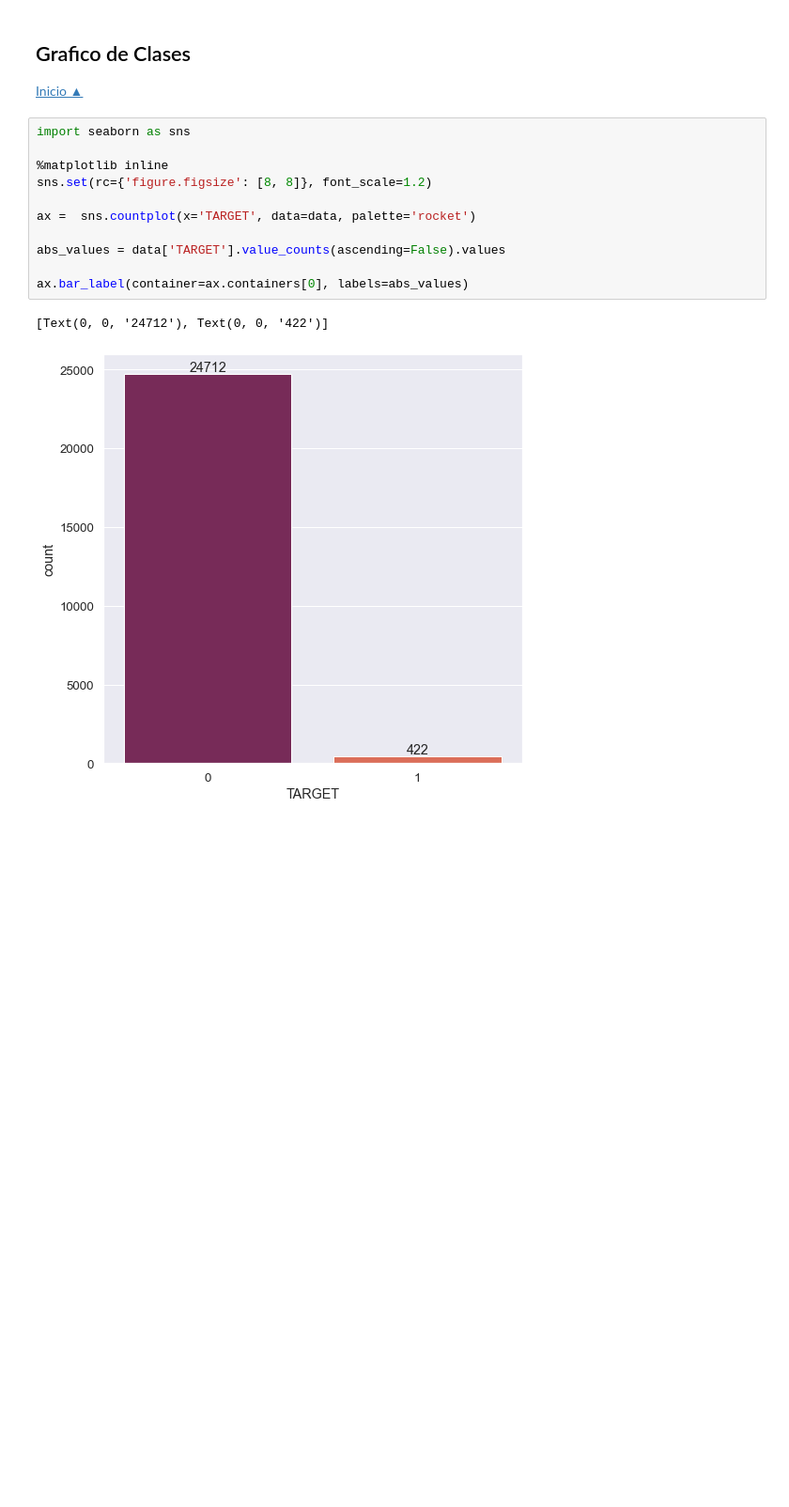
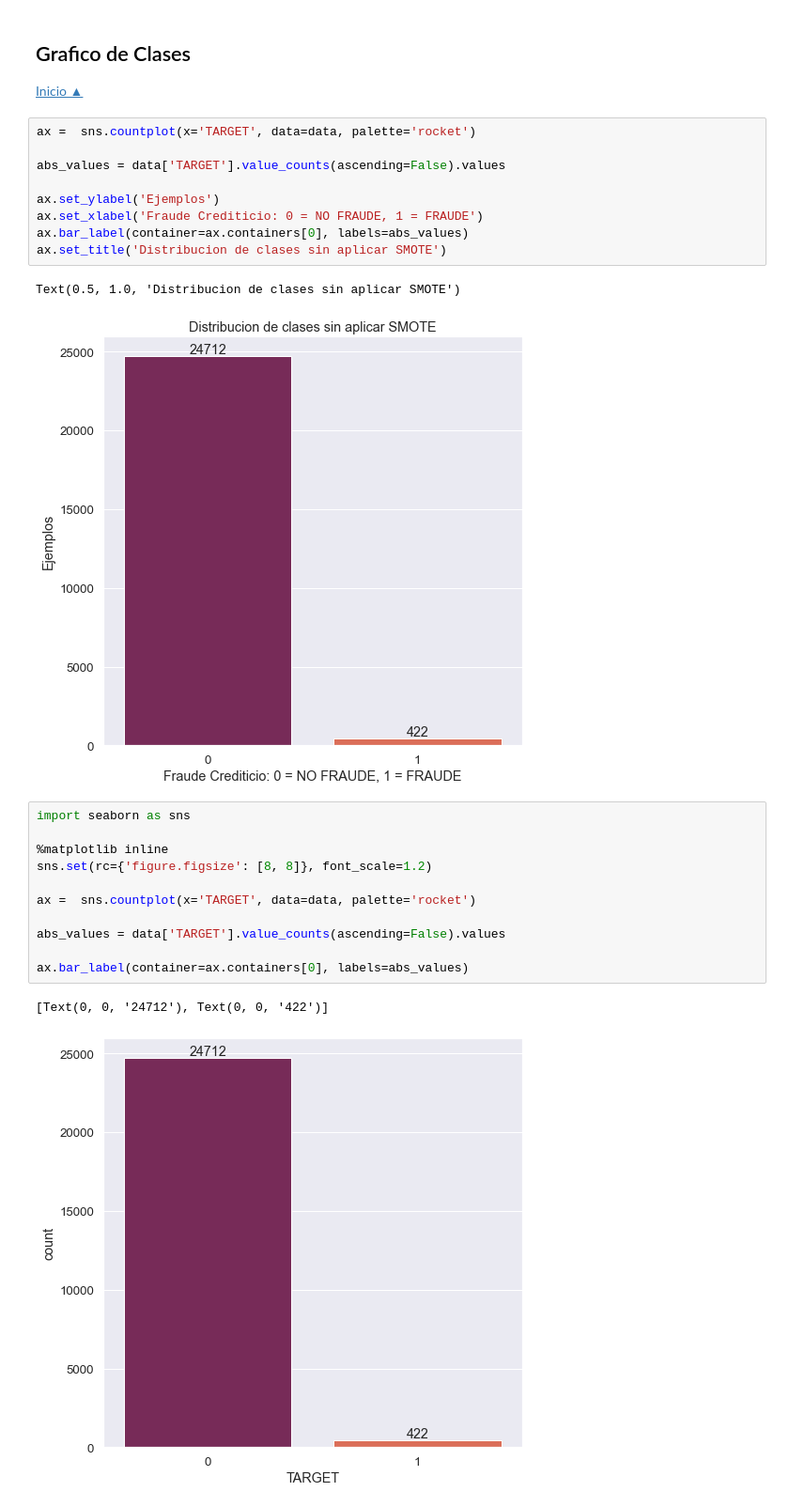
Before and after one commit to jnatmed/smote_tpfinal, a Jupyter notebook: credit_dataset.ipynb, the cells around one changed output. Shown at 94% size. Cells and saved outputs as stored; diff of their text form; blank space fills up the shorter version.

```diff
--- a/credit_dataset.ipynb
+++ b/credit_dataset.ipynb
@@ -150,6 +339,18 @@ X, y = data.drop(['TARGET'], axis=1), data['TARGET']
 <a id='grafico-clases'></a>
 ## Grafico de Clases
 [Inicio ▲](#Indice)
+# %%
+ax =  sns.countplot(x='TARGET', data=data, palette='rocket')
+
+abs_values = data['TARGET'].value_counts(ascending=False).values
+
+ax.set_ylabel('Ejemplos')
+ax.set_xlabel('Fraude Crediticio: 0 = NO FRAUDE, 1 = FRAUDE')
+ax.bar_label(container=ax.containers[0], labels=abs_values)
+ax.set_title('Distribucion de clases sin aplicar SMOTE')
+# %% [output]
+Text(0.5, 1.0, 'Distribucion de clases sin aplicar SMOTE')
+[figure, added]
 # %%
 import seaborn as sns
 
```
Also changed, not shown: parts of 39 cells of this notebook, 10 other files.
